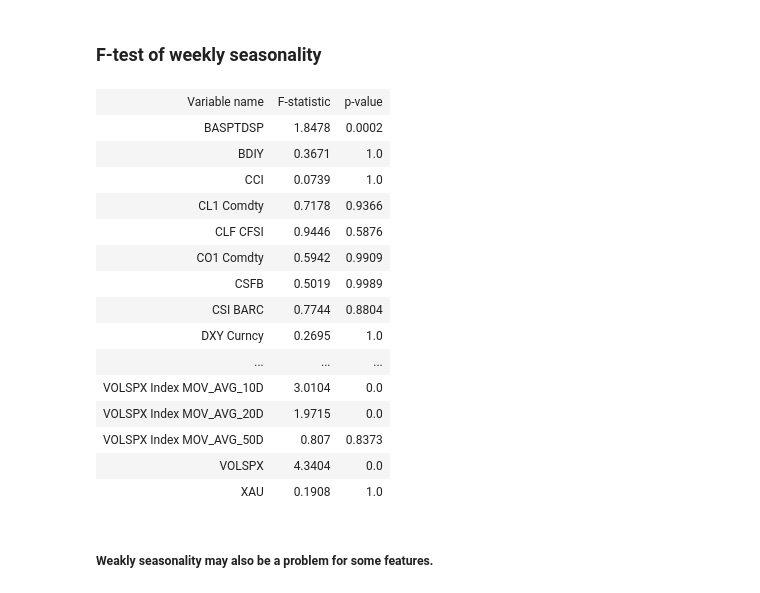
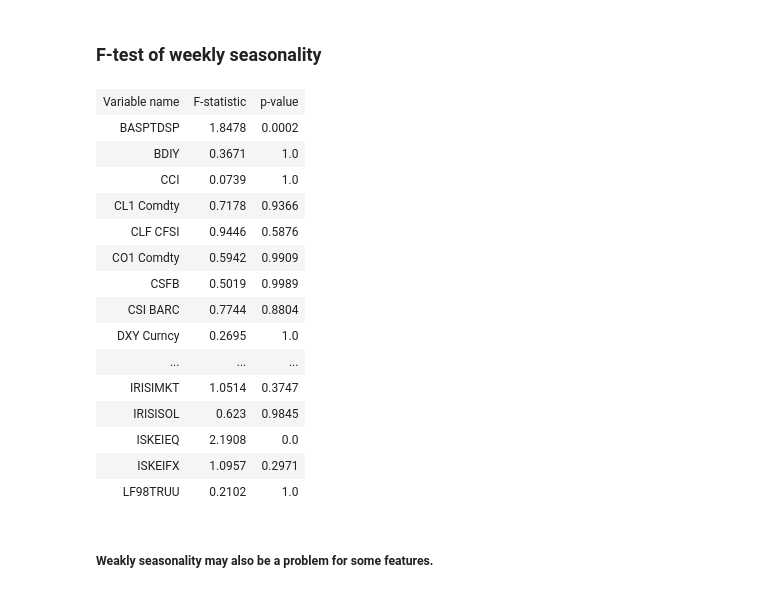
Before and after one commit to OlegMitsik/SP500ML, a Jupyter notebook: SP500ML.ipynb, the cells around one changed output. Saved outputs shown, nothing was run; the diff lists cells and outputs as text; code cells hidden in the pictures.

```diff
--- a/SP500ML.ipynb
+++ b/SP500ML.ipynb
@@ -188,30 +188,30 @@ display(HTML(tabulate(table, tablefmt='html')))
 # %%
 table = [['Variable name', 'F-statistic', 'p-value']]
 for i in range(1,len(Variables)):
     VarData = data[['date_',Variables[i]]].dropna(axis=0, how='any')
     WeeklyData = VarData['date_'].apply(lambda x: x.isocalendar()[1])
     Dummies = pd.get_dummies(WeeklyData)
     xlm = sm.add_constant(Dummies)
     est = sm.OLS(VarData[Variables[i]], xlm).fit()
     table.append([Variables[i], round(est.fvalue,4), round(est.f_pvalue,4)])
-display(HTML(tabulate(table, tablefmt='html')))
+display(HTML(tabulate(table[:25], tablefmt='html')))
 # %% [output]
 | Variable name | F-statistic | p-value |
 | BASPTDSP | 1.8478 | 0.0002 |
 | BDIY | 0.3671 | 1.0 |
 | CCI | 0.0739 | 1.0 |
 | CL1 Comdty | 0.7178 | 0.9366 |
 | CLF CFSI | 0.9446 | 0.5876 |
 | CO1 Comdty | 0.5942 | 0.9909 |
 | CSFB | 0.5019 | 0.9989 |
 | CSI BARC | 0.7744 | 0.8804 |
 | DXY Curncy | 0.2695 | 1.0 |
 | ... | ... | ... |
-| VOLSPX Index MOV_AVG_10D | 3.0104 | 0.0 |
-| VOLSPX Index MOV_AVG_20D | 1.9715 | 0.0 |
-| VOLSPX Index MOV_AVG_50D | 0.807 | 0.8373 |
-| VOLSPX | 4.3404 | 0.0 |
-| XAU | 0.1908 | 1.0 |
+| IRISIMKT | 1.0514 | 0.3747 |
+| IRISISOL | 0.623 | 0.9845 |
+| ISKEIEQ | 2.1908 | 0.0 |
+| ISKEIFX | 1.0957 | 0.2971 |
+| LF98TRUU | 0.2102 | 1.0 |
 # %% [markdown]
 ##### Weakly seasonality may also be a problem for some features.
 # %% [markdown]
```
Also changed, not shown: parts of 2 cells of this notebook.
